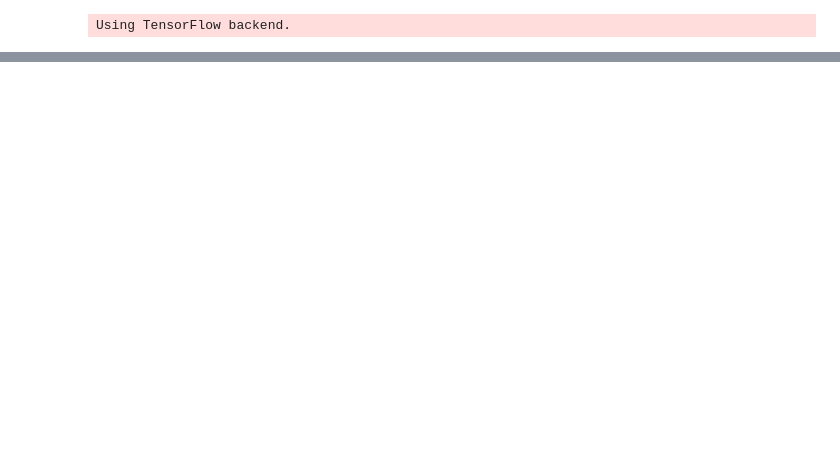
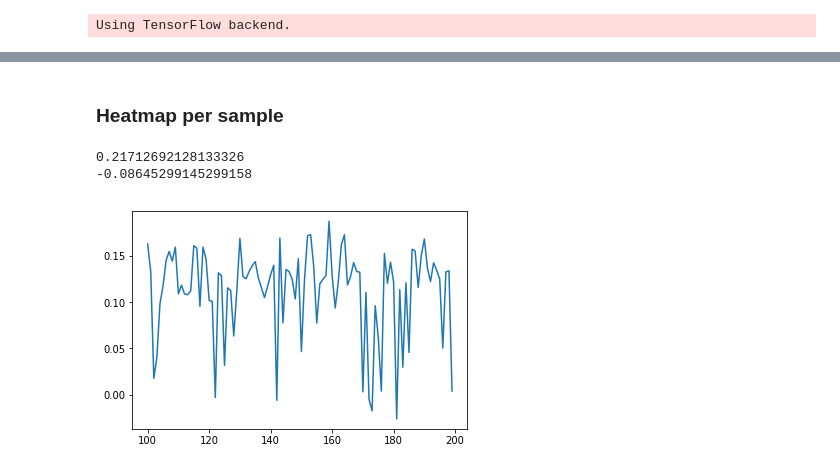
Before and after one commit to adpartin/feature-importance, a Jupyter notebook: apps/postproc_pmap.ipynb, the cells around one changed output, grey strips where cells are left out. Drawn from its saved outputs; the diff is of its cells as text; code cells hidden in the pictures; blank space fills up the shorter version.

```diff
--- a/apps/postproc_pmap.ipynb
+++ b/apps/postproc_pmap.ipynb
@@ -60,0 +144,6 @@ fipmap = pd.read_csv(os.path.join(file_path, path, f'{APP}_rf_fi_score_pmap.csv'
+# %%
+# Add the label code and label name columns
+y_enc_dict = {y_enc.loc[i, 'code']: y_enc.loc[i, 'label'] for i in range(len(y_enc))}
+fimap.insert(loc=0, column='y', value=yvl)
+fimap.insert(loc=1, column='label', value=[y_enc_dict[c] for c in yvl])
+print(fimap.shape)
@@ -60,0 +158,26 @@ fipmap = pd.read_csv(os.path.join(file_path, path, f'{APP}_rf_fi_score_pmap.csv'
+# %%
+# Create dict that contains fimap per label
+# fimap_label_dict = {}
+# for c, i in enumerate(np.unique(fimap['y'])):
+#     # idx = yvl == c
+#     fimap_label_dict[c] = fimap[yvl == c].reset_index(drop=True)
+
+fimap_label_dict = {c: fimap[yvl==c].reset_index(drop=True) for c in np.unique(fimap['y'])}
+# %%
+# Extract the n_top_cols important features per label
+n_top_cols = 10  # get this number of top most important cols per label
+top_cols_union = []  # contains the union of top most important cols per label
+df_fi_top_cols = pd.DataFrame(index=range(len(fimap_label_dict)),
+                              columns=['y', 'label'] + ['f'+str(n) for n in range(len(fimap_label_dict))])
+
+for i, (c, mp) in enumerate(fimap_label_dict.items()):
+    fi_tmp = mp.iloc[:,2:].median(axis=0).sort_values(ascending=False)
+    #fi_tmp = mp.iloc[:,2:].mean(axis=0).sort_values(ascending=False)
+    #fi_tmp = mp.iloc[:,2:].sum(axis=0).sort_values(ascending=False)
+    top_cols_union.extend(fi_tmp[:n_top_cols].index)
+    df_fi_top_cols.loc[i,'y'] = c
+    df_fi_top_cols.loc[i,'label'] = y_enc_dict[c]
+    df_fi_top_cols.iloc[i,2:] = fi_tmp[:n_top_cols].index
+
+top_cols_union = set(top_cols_union)
+len(top_cols_union)
@@ -60,0 +200,4 @@ fipmap = pd.read_csv(os.path.join(file_path, path, f'{APP}_rf_fi_score_pmap.csv'
+# %%
+# Keep the top_cols in the fimap
+fimap_top = fimap[['y', 'label'] + sorted(list(top_cols_union))].copy()
+fimap_top.shape[1]
@@ -60,0 +239,2 @@ fipmap = pd.read_csv(os.path.join(file_path, path, f'{APP}_rf_fi_score_pmap.csv'
+# %% [markdown]
+### Heatmap per sample
@@ -60,0 +249,11 @@ fipmap = pd.read_csv(os.path.join(file_path, path, f'{APP}_rf_fi_score_pmap.csv'
+# %%
+print(fimap_top.iloc[:,2:].max().max())
+print(fimap_top.iloc[:,2:].min().min())
+# %% [output]
+0.21712692128133326
+-0.08645299145299158
+# %%
+print(fimap_top.loc[fimap_top['y']==1, 'GATA3'].median())
+fimap_top.loc[fimap_top['y']==1, 'GATA3'].plot();
+# %% [output]
+[figure, added]
```
Also changed, not shown: parts of 32 cells of this notebook, 7 other files.
